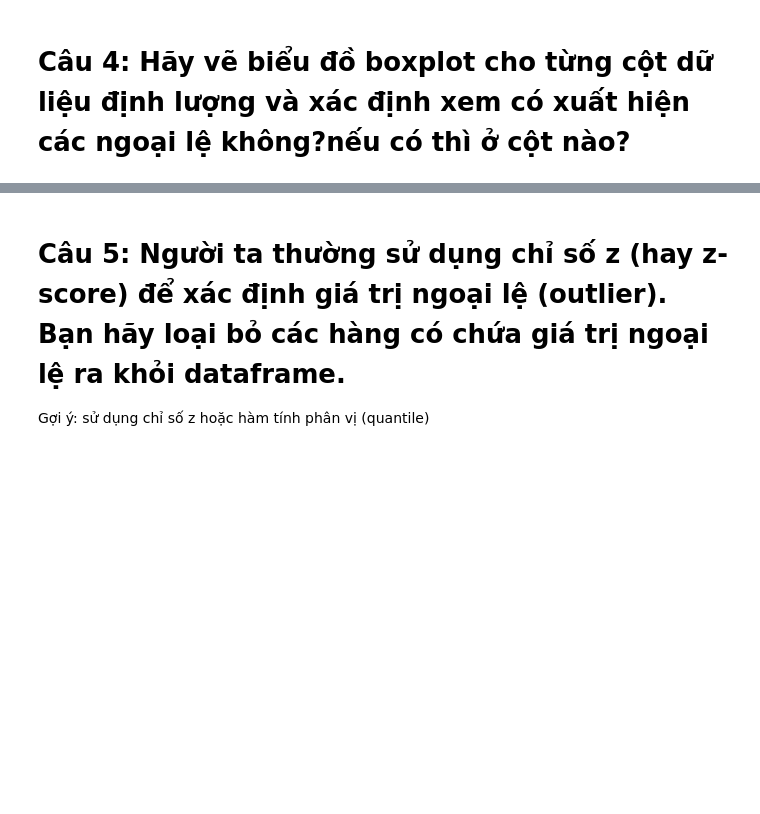
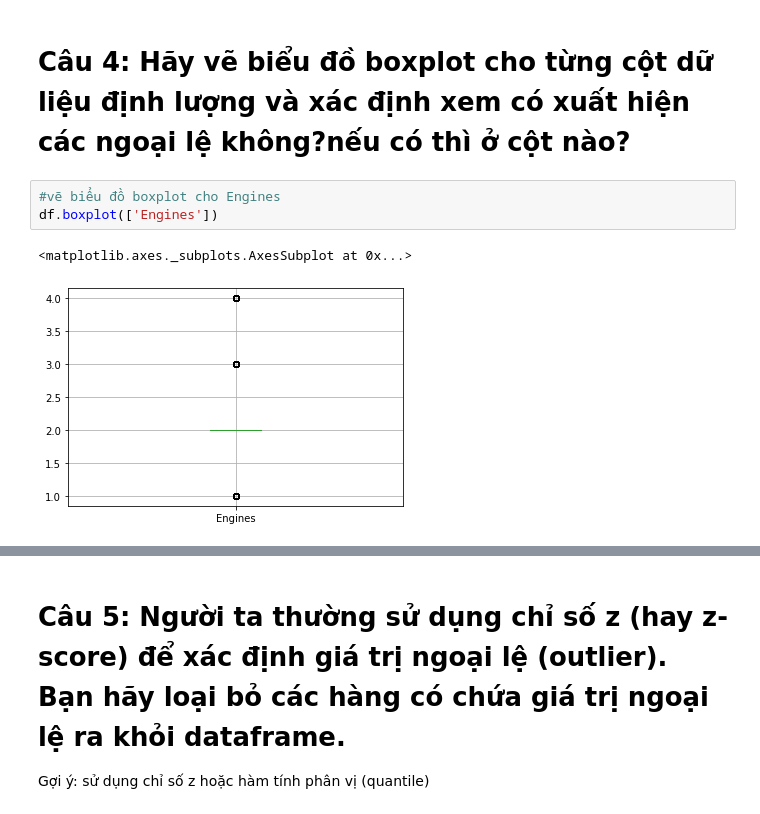
Before and after one commit to hoangnuthuphuong/python, a Jupyter notebook: pandas04.ipynb, the cells around one changed output, grey strips where cells are left out. Saved outputs shown, nothing was run; the diff lists cells and outputs as text; blank space fills up the shorter version.

```diff
--- a/pandas04.ipynb
+++ b/pandas04.ipynb
@@ -107,2 +102,8 @@ Text(0, 0.5, 'Incident Year')
 # %% [markdown]
 # **Câu 4:** Hãy vẽ biểu đồ boxplot cho từng cột dữ liệu định lượng và xác định xem có xuất hiện các ngoại lệ không?nếu có thì ở cột nào?
+# %%
+#vẽ biểu đồ boxplot cho Engines
+df.boxplot(['Engines'])
+# %% [output]
+<matplotlib.axes._subplots.AxesSubplot at 0x...>
+[figure, added]
```
Also changed, not shown: parts of 48 cells of this notebook.
